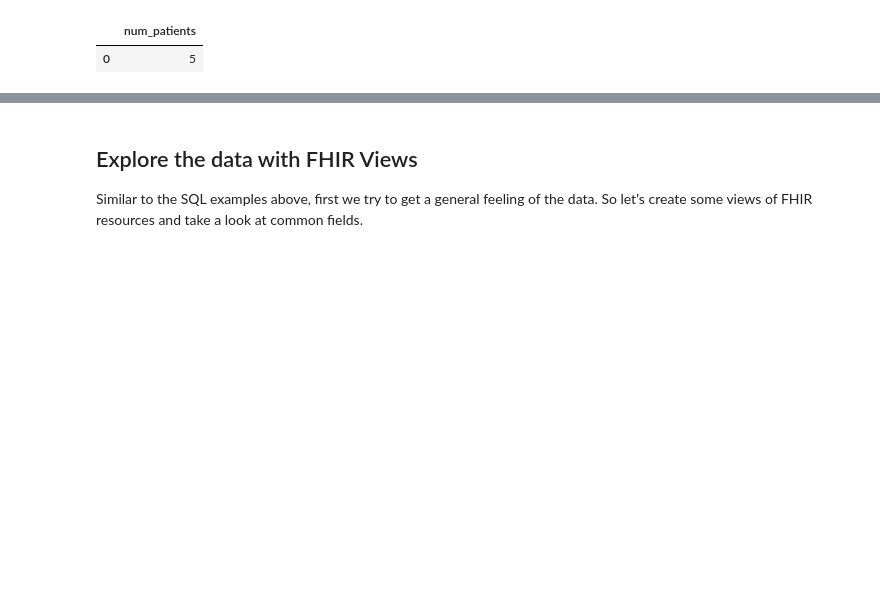
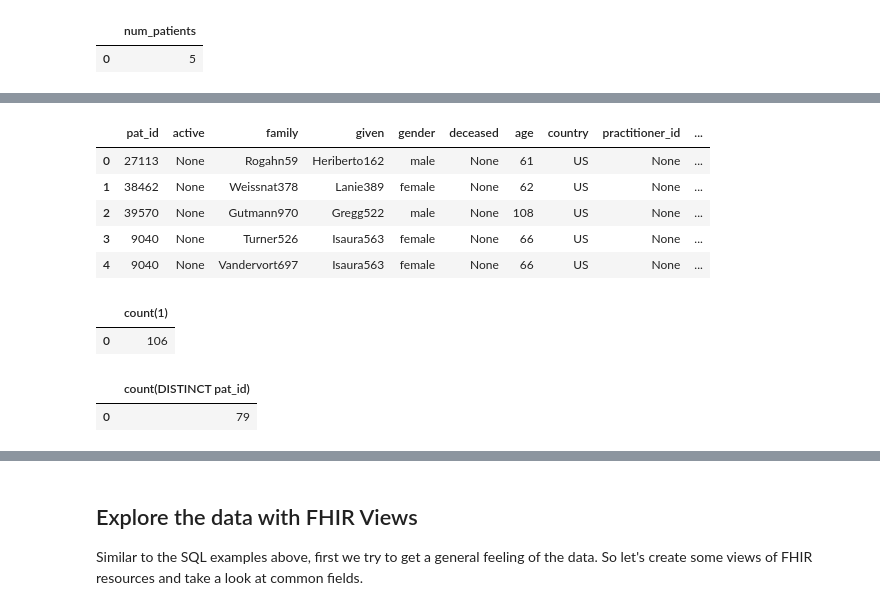
Before and after one commit to google/fhir-data-pipes, a Jupyter notebook: query/queries_and_views.ipynb, the cells around one changed output, grey strips where cells are left out. Drawn from its saved outputs; the diff is of its cells as text; code cells hidden in the pictures; blank space fills up the shorter version.

```diff
--- a/query/queries_and_views.ipynb
+++ b/query/queries_and_views.ipynb
@@ -244,0 +347,44 @@ pandas.read_sql_query(
+# %%
+with query_engine.connect() as con:
+    con.execute("""
+      CREATE OR REPLACE VIEW Patient_flat AS
+      SELECT P.id AS pat_id, P.active, PN.family, PNG AS given, P.gender,
+        P.deceased.Boolean AS deceased,
+        YEAR(current_date()) - YEAR(P.birthDate) AS age,
+        PA.country, PG.practitionerId AS practitioner_id,
+        P.managingOrganization.organizationId AS organization_id
+      FROM Patient AS P LATERAL VIEW OUTER explode(name) AS PN
+        LATERAL VIEW OUTER explode(PN.given) AS PNG
+        LATERAL VIEW OUTER explode(P.address) AS PA
+        LATERAL VIEW OUTER explode(P.generalPractitioner) AS PG
+      ;
+      """
+    )
+
+pandas.read_sql_query(
+    sql="SELECT * FROM Patient_flat LIMIT 5;",
+    con=query_engine,
+)
+# %% [output]
+|  | pat_id | active | family | given | gender | deceased | age | country | practitioner_id | ... |
+| 0 | 27113 | None | Rogahn59 | Heriberto162 | male | None | 61 | US | None | ... |
+| 1 | 38462 | None | Weissnat378 | Lanie389 | female | None | 62 | US | None | ... |
+| 2 | 39570 | None | Gutmann970 | Gregg522 | male | None | 108 | US | None | ... |
+| 3 | 9040 | None | Turner526 | Isaura563 | female | None | 66 | US | None | ... |
+| 4 | 9040 | None | Vandervort697 | Isaura563 | female | None | 66 | US | None | ... |
+# %%
+pandas.read_sql_query(
+    sql="SELECT COUNT(*) FROM Patient_flat;",
+    con=query_engine,
+)
+# %% [output]
+|  | count(1) |
+| 0 | 106 |
+# %%
+pandas.read_sql_query(
+    sql="SELECT COUNT(DISTINCT pat_id) FROM Patient_flat;",
+    con=query_engine,
+)
+# %% [output]
+|  | count(DISTINCT pat_id) |
+| 0 | 79 |
```
Also changed, not shown: parts of 32 cells of this notebook, 1 other file.
